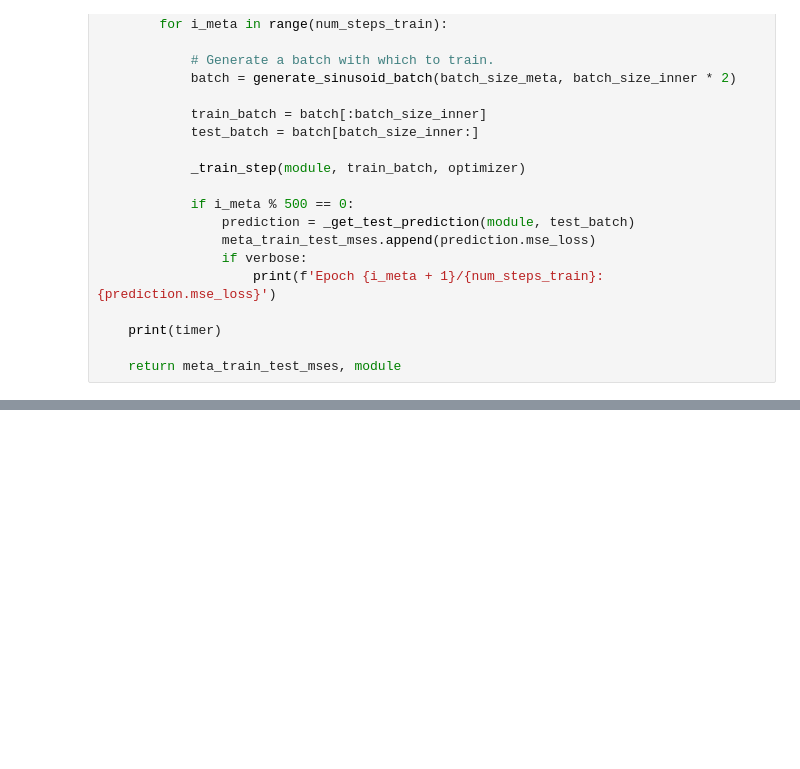
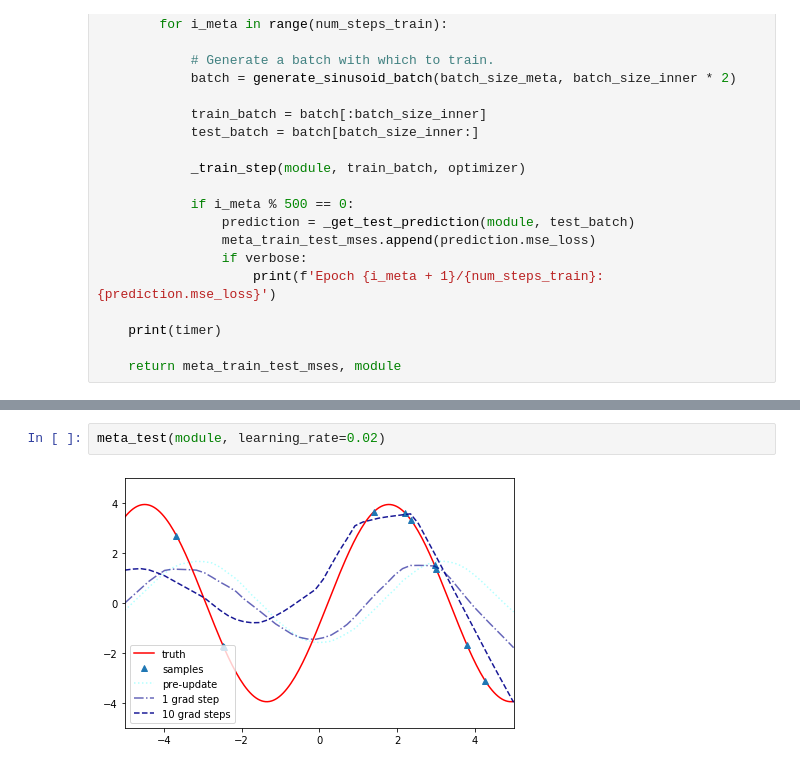
Before and after one commit to tpgillam/meta_learning, a Jupyter notebook: sinusoid.ipynb, the cells around one changed output, grey strips where cells are left out. Drawn from its saved outputs; the diff is of its cells as text; blank space fills up the shorter version.

```diff
--- a/sinusoid.ipynb
+++ b/sinusoid.ipynb
@@ -299,0 +328,4 @@ list(module.parameters())
+# %%
+meta_test(module, learning_rate=0.02)
+# %% [output]
+[figure, added]
```
Also changed, not shown: parts of 12 cells of this notebook.
